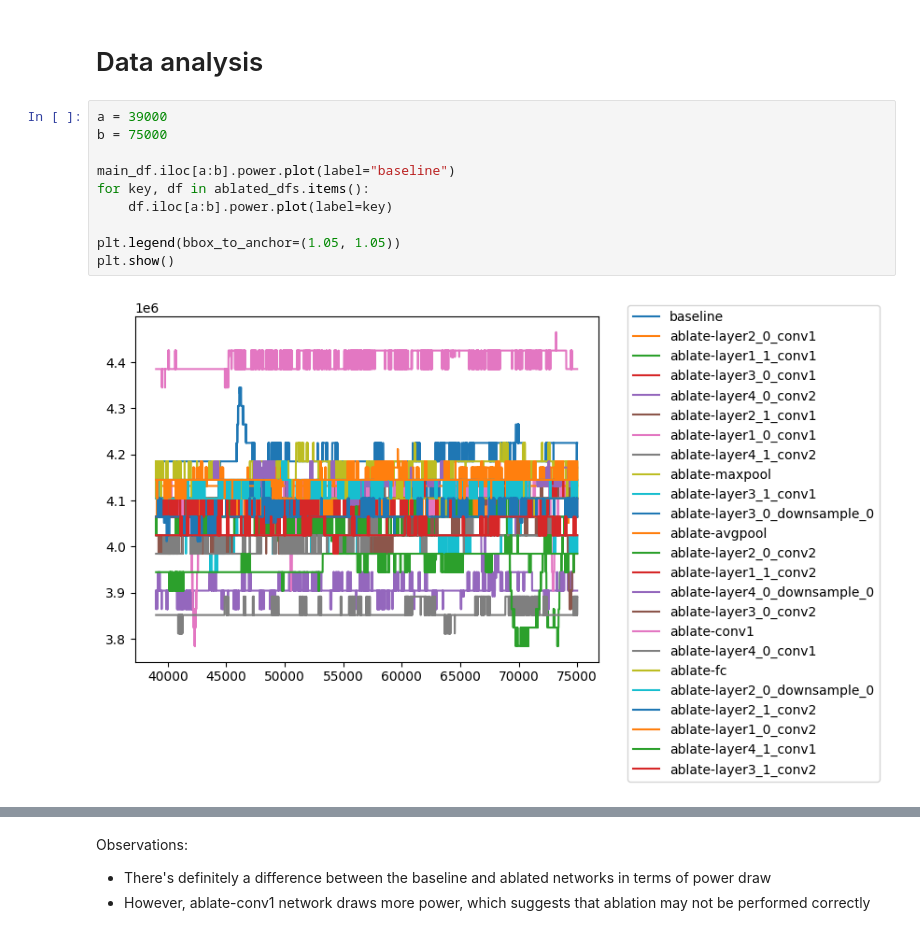
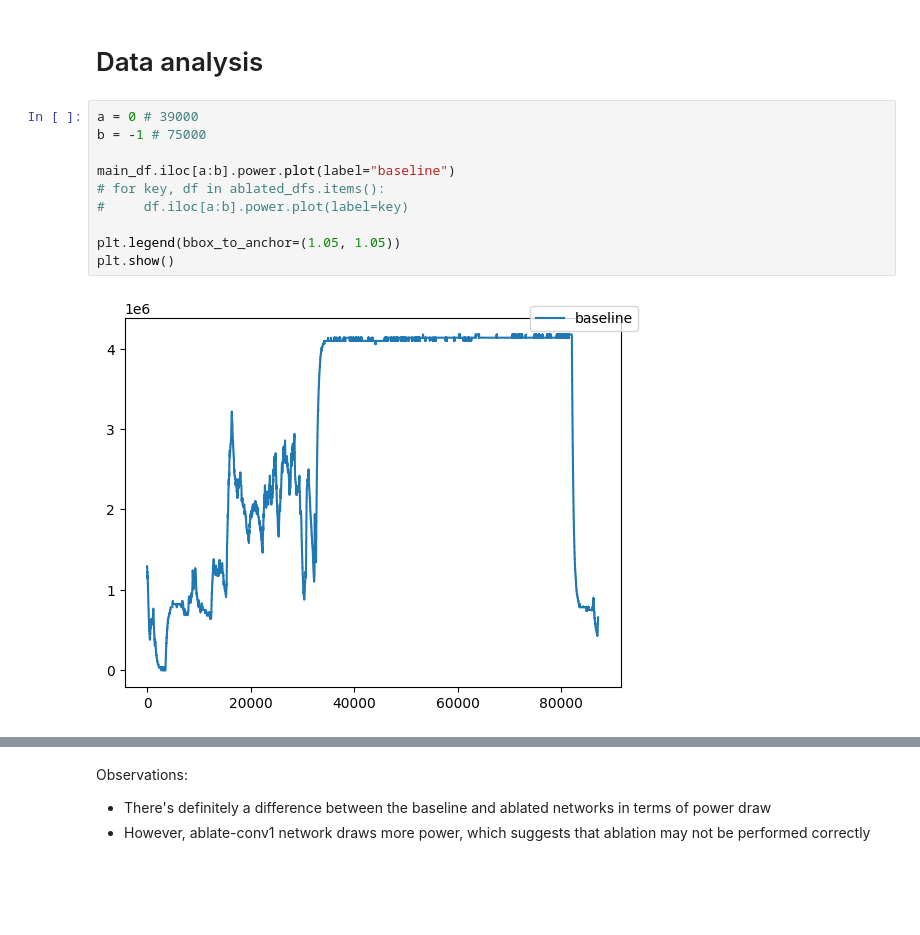
Before and after one commit to fuzzylabs/edge-vision-power-estimation, a Jupyter notebook: model_training/notebooks/EDA - Raw Data.ipynb, the cells around one changed output, grey strips where cells are left out. Drawn from its saved outputs; the diff is of its cells as text; blank space fills up the shorter version.

```diff
--- a/model_training/notebooks/EDA - Raw Data.ipynb
+++ b/model_training/notebooks/EDA - Raw Data.ipynb
@@ -20,14 +20,14 @@ for df in ablated_dfs.values():
 # %% [markdown]
 # Data analysis
 # %%
-a = 39000
-b = 75000
+a = 0 # 39000
+b = -1 # 75000
 
 main_df.iloc[a:b].power.plot(label="baseline")
-for key, df in ablated_dfs.items():
-    df.iloc[a:b].power.plot(label=key)
+# for key, df in ablated_dfs.items():
+#     df.iloc[a:b].power.plot(label=key)
 
 plt.legend(bbox_to_anchor=(1.05, 1.05))
 plt.show()
 # %% [output]
-[figure, old version]
+[figure, new version]
```
Also changed, not shown: parts of 3 cells of this notebook.
